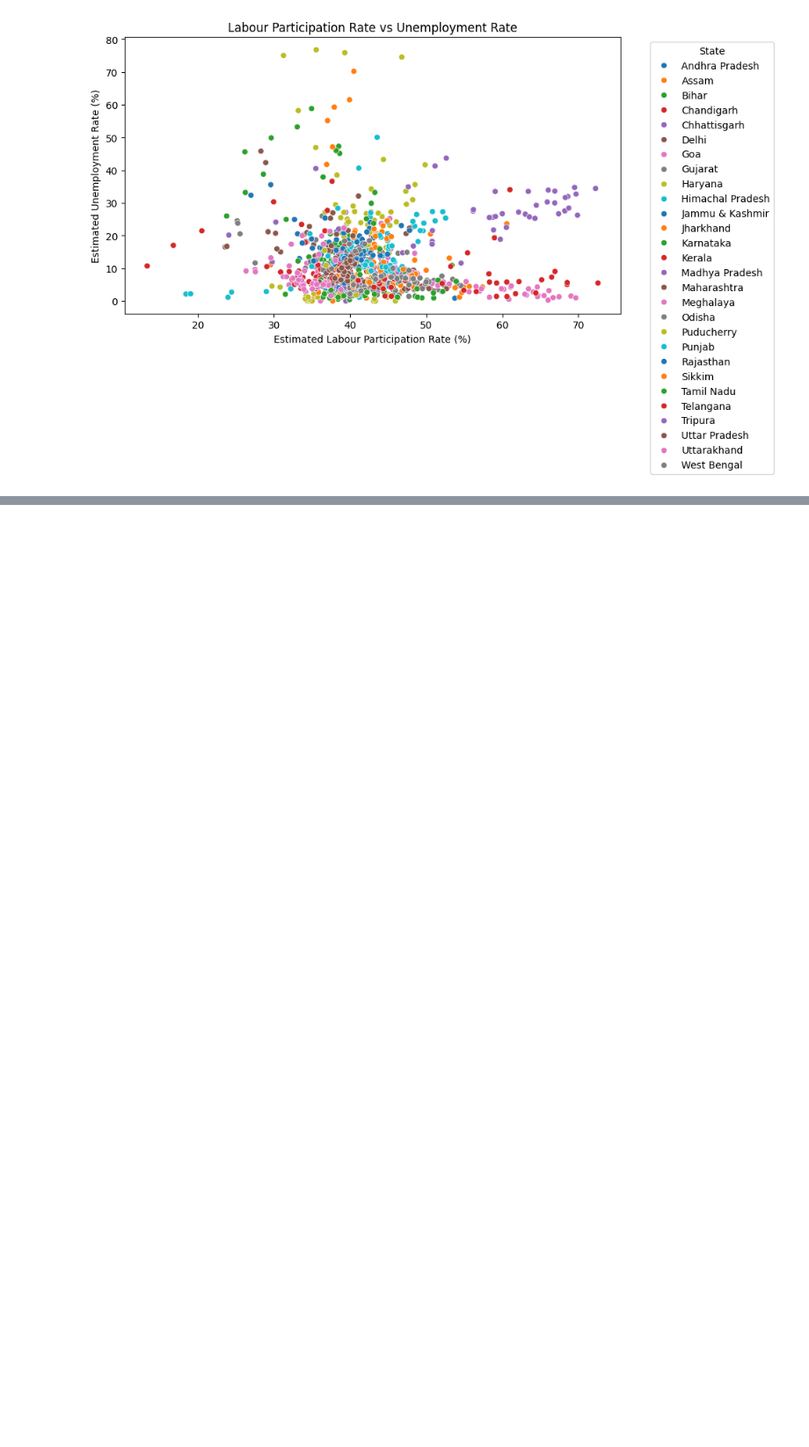
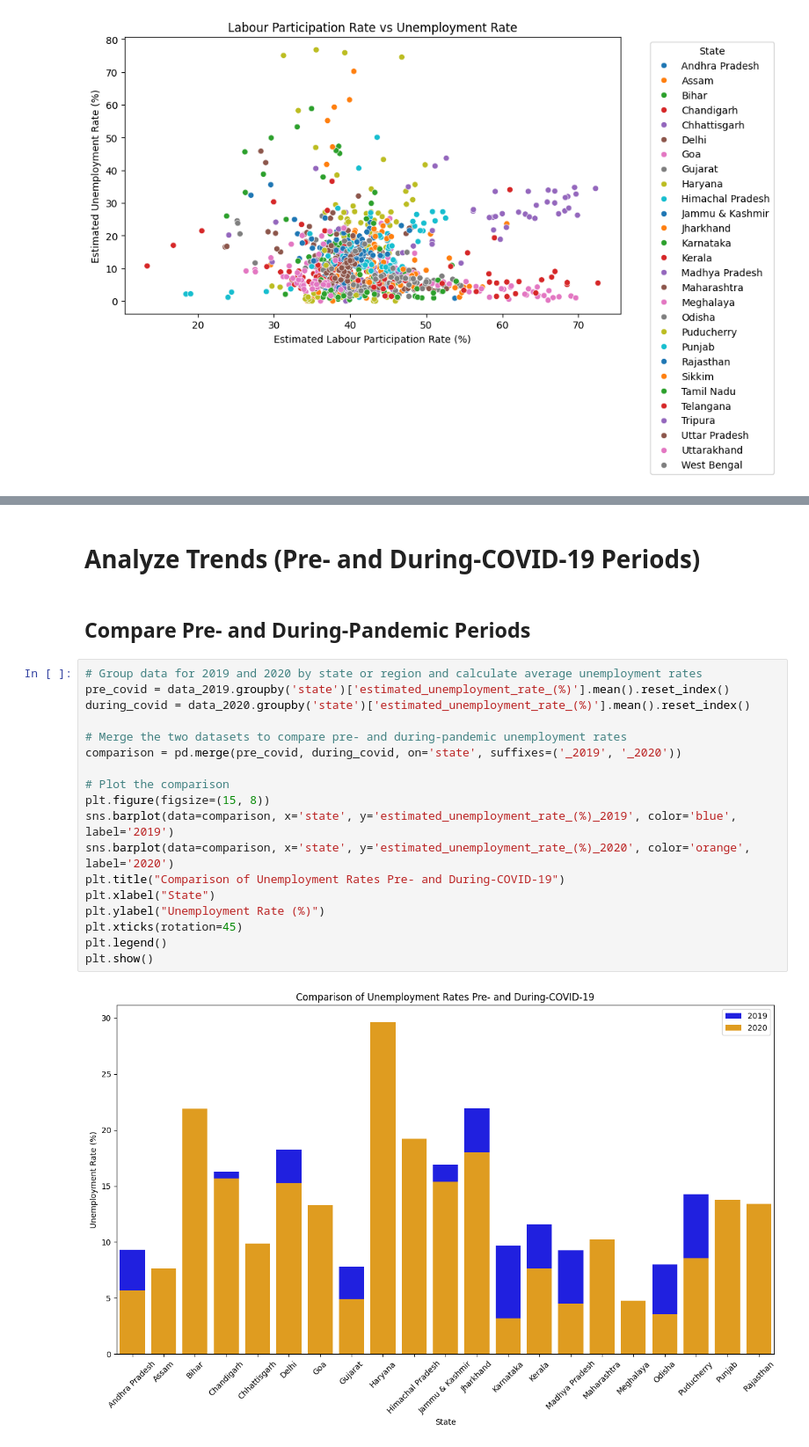
Before and after one commit to shivi13102/Unemployment-Analysis, a Jupyter notebook: Unemployment_Analysis.ipynb, the cells around one changed output, grey strips where cells are left out. Shown at 88% size. Cells and saved outputs as stored; diff of their text form; blank space fills up the shorter version.

Commit message:
Comparison between 2019 and 2020 is done.

```diff
--- a/Unemployment_Analysis.ipynb
+++ b/Unemployment_Analysis.ipynb
@@ -544,0 +564,24 @@ plt.show()
+# %% [markdown]
+# **Analyze Trends (Pre- and During-COVID-19 Periods)**
+# %% [markdown]
+## Compare Pre- and During-Pandemic Periods
+# %%
+# Group data for 2019 and 2020 by state or region and calculate average unemployment rates
+pre_covid = data_2019.groupby('state')['estimated_unemployment_rate_(%)'].mean().reset_index()
+during_covid = data_2020.groupby('state')['estimated_unemployment_rate_(%)'].mean().reset_index()
+
+# Merge the two datasets to compare pre- and during-pandemic unemployment rates
+comparison = pd.merge(pre_covid, during_covid, on='state', suffixes=('_2019', '_2020'))
+
+# Plot the comparison
+plt.figure(figsize=(15, 8))
+sns.barplot(data=comparison, x='state', y='estimated_unemployment_rate_(%)_2019', color='blue', label='2019')
+sns.barplot(data=comparison, x='state', y='estimated_unemployment_rate_(%)_2020', color='orange', label='2020')
+plt.title("Comparison of Unemployment Rates Pre- and During-COVID-19")
+plt.xlabel("State")
+plt.ylabel("Unemployment Rate (%)")
+plt.xticks(rotation=45)
+plt.legend()
+plt.show()
+# %% [output]
+[figure, added]
```
Also changed, not shown: parts of 4 cells of this notebook.
